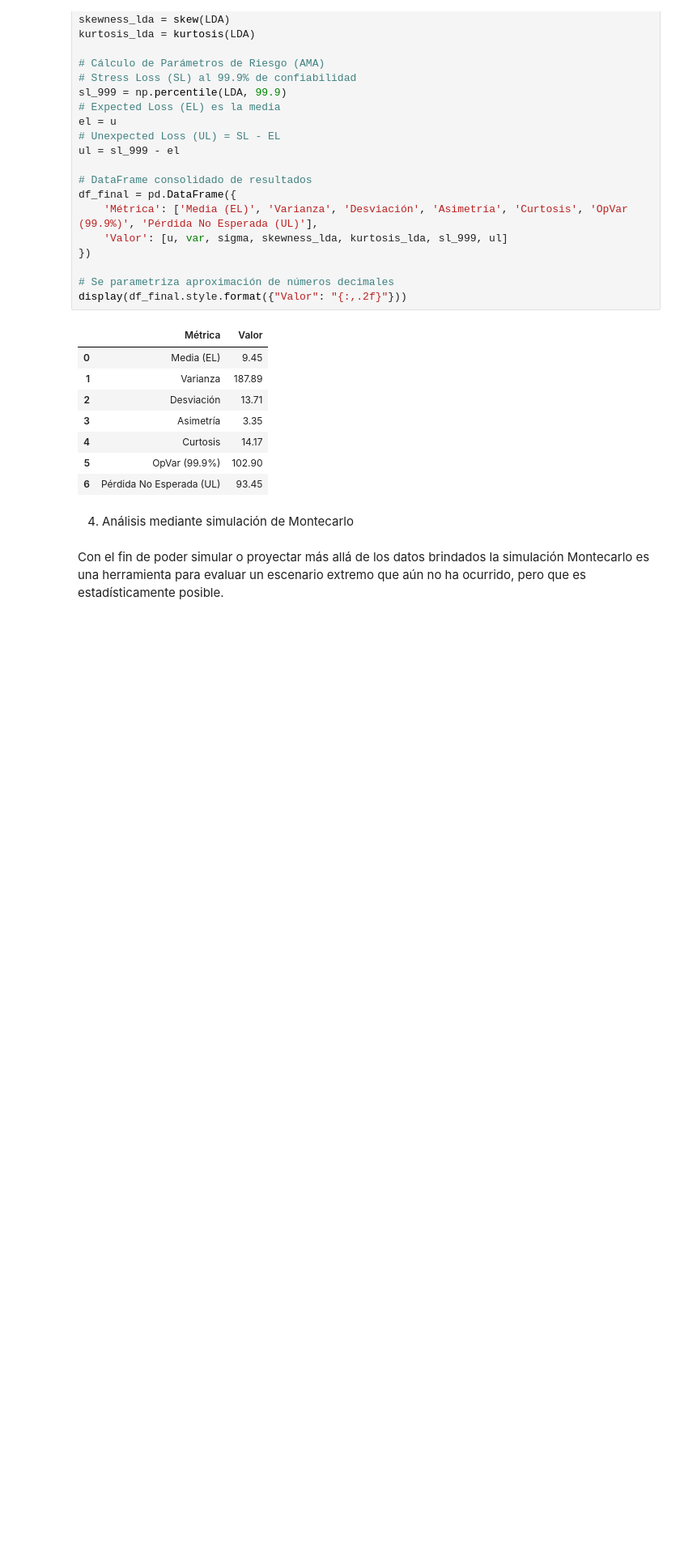
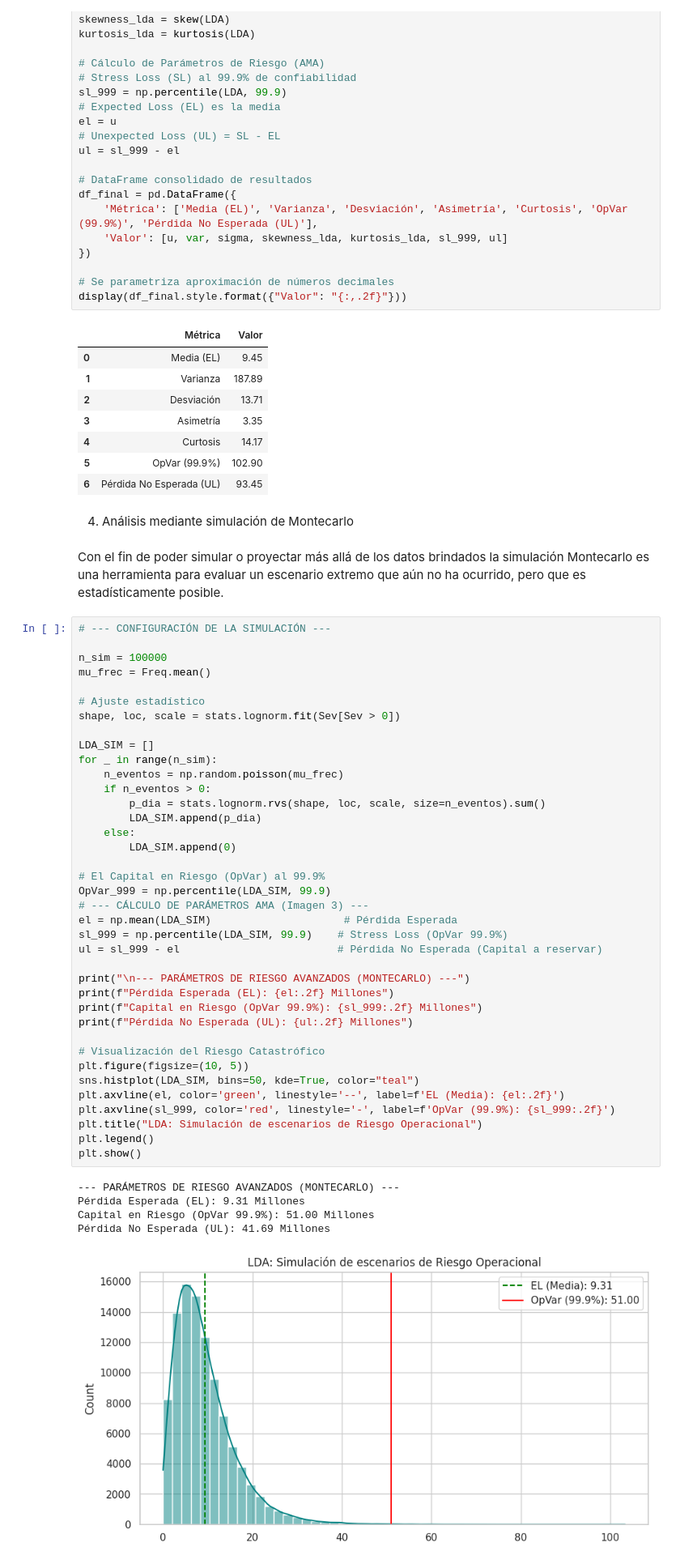
Before and after one commit to Sebas-Atehortua/Integracion-de-Datos-y-Prospectiva, a Jupyter notebook: Modelo_Riesgo_FINTECH.ipynb, the cells around one changed output. Shown at 81% size. Cells and saved outputs as stored; diff of their text form; blank space fills up the shorter version.

```diff
--- a/Modelo_Riesgo_FINTECH.ipynb
+++ b/Modelo_Riesgo_FINTECH.ipynb
@@ -145,3 +146,47 @@ display(df_final.style.format({"Valor": "{:,.2f}"}))
 4. Análisis mediante simulación de Montecarlo
 # %% [markdown]
 Con el fin de poder simular o proyectar más allá de los datos brindados la simulación Montecarlo es una herramienta para evaluar un escenario extremo que aún no ha ocurrido, pero que es estadísticamente posible.
+# %%
+# --- CONFIGURACIÓN DE LA SIMULACIÓN ---
+
+n_sim = 100000
+mu_frec = Freq.mean()
+
+# Ajuste estadístico
+shape, loc, scale = stats.lognorm.fit(Sev[Sev > 0])
+
+LDA_SIM = []
+for _ in range(n_sim):
+    n_eventos = np.random.poisson(mu_frec)
+    if n_eventos > 0:
+        p_dia = stats.lognorm.rvs(shape, loc, scale, size=n_eventos).sum()
+        LDA_SIM.append(p_dia)
+    else:
+        LDA_SIM.append(0)
+
+# El Capital en Riesgo (OpVar) al 99.9%
+OpVar_999 = np.percentile(LDA_SIM, 99.9)
+# --- CÁLCULO DE PARÁMETROS AMA (Imagen 3) ---
+el = np.mean(LDA_SIM)                     # Pérdida Esperada
+sl_999 = np.percentile(LDA_SIM, 99.9)    # Stress Loss (OpVar 99.9%)
+ul = sl_999 - el                         # Pérdida No Esperada (Capital a reservar)
+
+print("\n--- PARÁMETROS DE RIESGO AVANZADOS (MONTECARLO) ---")
+print(f"Pérdida Esperada (EL): {el:.2f} Millones")
+print(f"Capital en Riesgo (OpVar 99.9%): {sl_999:.2f} Millones")
+print(f"Pérdida No Esperada (UL): {ul:.2f} Millones")
+
+# Visualización del Riesgo Catastrófico
+plt.figure(figsize=(10, 5))
+sns.histplot(LDA_SIM, bins=50, kde=True, color="teal")
+plt.axvline(el, color='green', linestyle='--', label=f'EL (Media): {el:.2f}')
+plt.axvline(sl_999, color='red', linestyle='-', label=f'OpVar (99.9%): {sl_999:.2f}')
+plt.title("LDA: Simulación de escenarios de Riesgo Operacional")
+plt.legend()
+plt.show()
+# %% [output]
+--- PARÁMETROS DE RIESGO AVANZADOS (MONTECARLO) ---
+Pérdida Esperada (EL): 9.31 Millones
+Capital en Riesgo (OpVar 99.9%): 51.00 Millones
+Pérdida No Esperada (UL): 41.69 Millones
+[figure, added]
```
Also changed, not shown: parts of 2 cells of this notebook.
